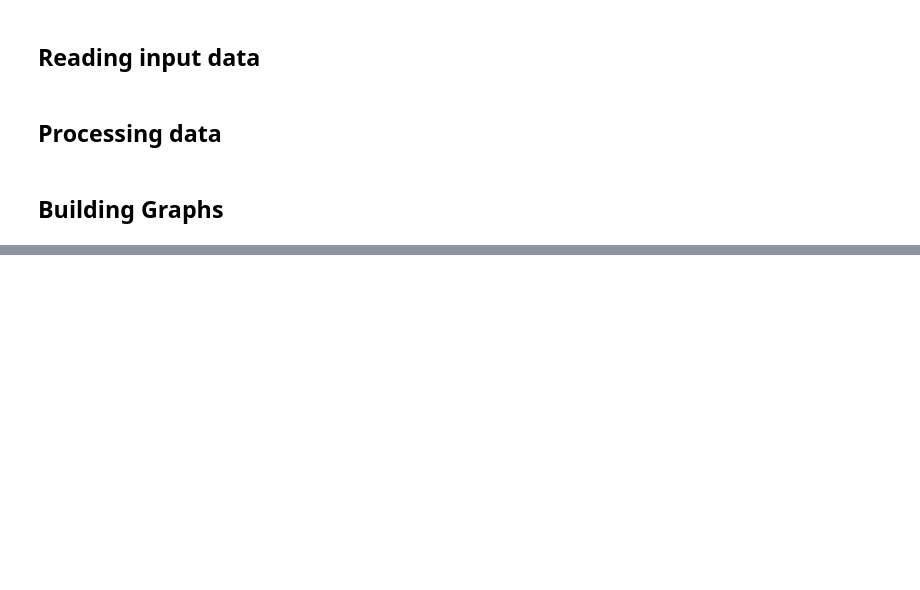
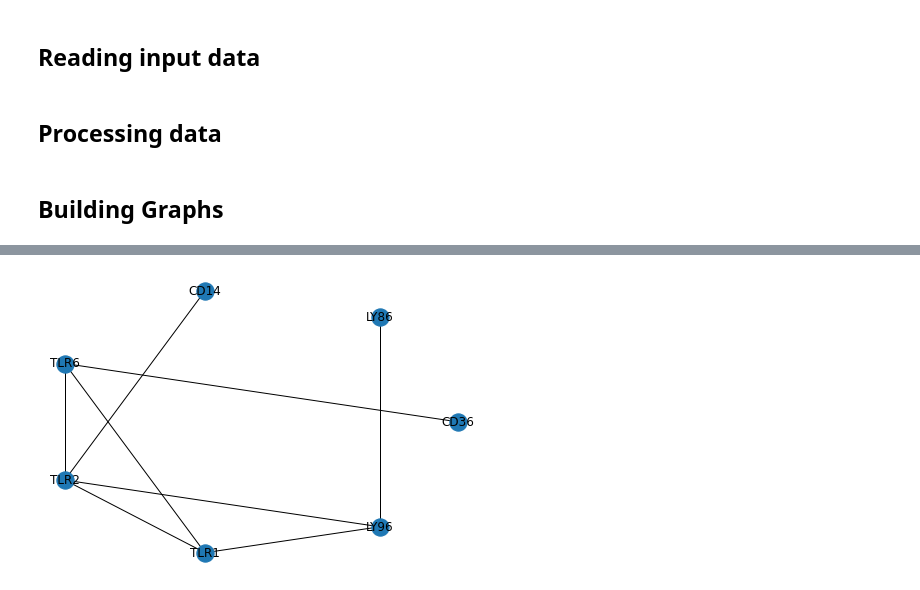
Before and after one commit to TreeTechDev/sgwfc-gene-python, a Jupyter notebook: workflow.ipynb, the cells around one changed output, grey strips where cells are left out. Cells and saved outputs as stored; diff of their text form; code cells hidden in the pictures; blank space fills up the shorter version.

```diff
--- a/workflow.ipynb
+++ b/workflow.ipynb
@@ -52,0 +132,4 @@ assert filteryellow.node2.isin(yellow_wgcna_genes.name).all()
+# %%
+networkx.draw_circular(subgraphs[14], with_labels=True)
+# %% [output]
+[figure, added]
```
Also changed, not shown: parts of 23 cells of this notebook, 1 other file.
